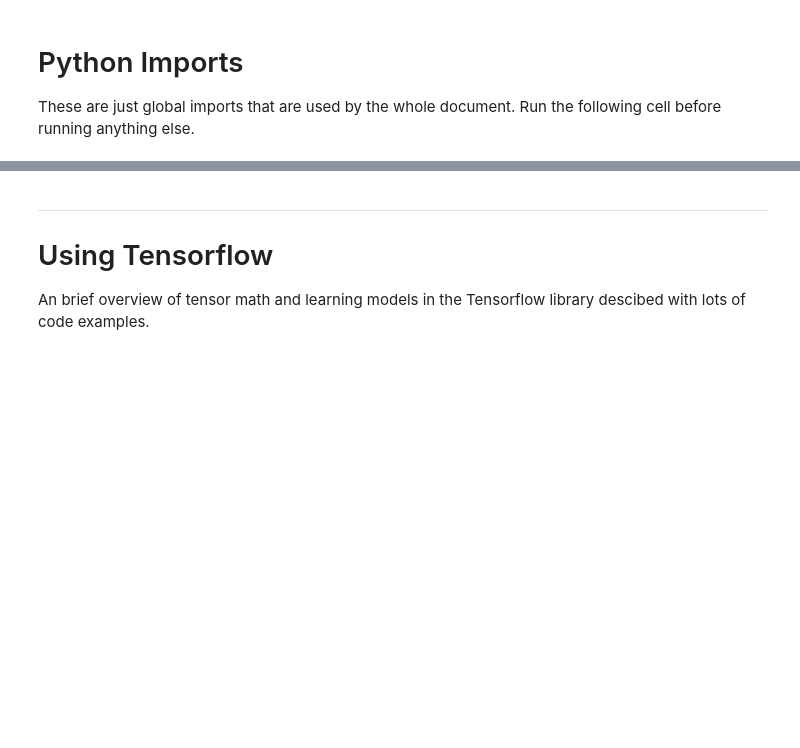
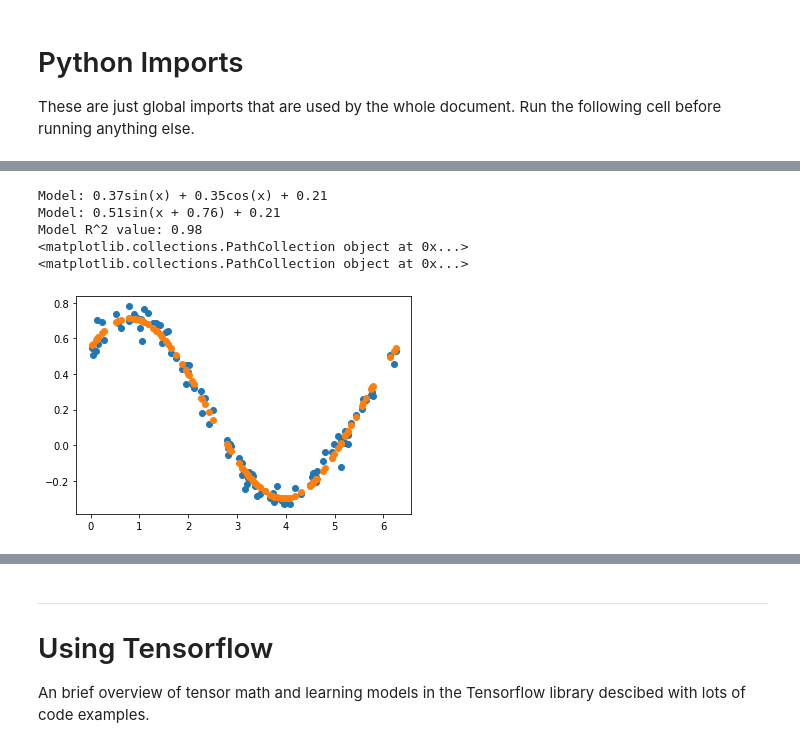
Before and after one commit to cps491sp21-team13/cps491sp21-main-repo, a Jupyter notebook: CPS491.ipynb, the cells around one changed output, grey strips where cells are left out. Cells and saved outputs as stored; diff of their text form; code cells hidden in the pictures; blank space fills up the shorter version.

```diff
--- a/CPS491.ipynb
+++ b/CPS491.ipynb
@@ -66,0 +240,35 @@ $$ f(x) = \sum_{n=0}^{\infty} \frac{f^{(n)}(a)}{n!} (x - a)^n \qquad \forall x,
+# %%
+# Construct data
+f = lambda x: 0.5*tf.sin(x + 0.79) + 0.2
+xdata = tf.random.uniform([100], minval=0.0, maxval=math.pi * 2.0)
+ydata = f(xdata) + tf.random.normal([100], stddev=0.05)
+
+# (x,y) -> (r,theta)
+def cart2polar(x, y):
+  r = math.sqrt(x**2.0 + y**2.0)
+  theta = math.acos(x/r) if y >= 0.0 else 2*math.pi - math.acos(x/r)
+  return [r,theta]
+
+# Fit regression against our basis {sin(x), cos(x)}
+# to get w0, w1, b
+X = np.column_stack([tf.sin(xdata), tf.cos(xdata)])
+reg = sklearn.linear_model.LinearRegression()
+reg.fit(X, ydata)
+w0, w1 = reg.coef_
+b = reg.intercept_
+
+# Output model equation in two different forms
+# Plot data and model predictions
+print(f"Model: {w0:.2f}sin(x) + {w1:.2f}cos(x) + {b:.2f}")
+r, theta = cart2polar(w0, w1)
+print(f"Model: {r:.2f}sin(x + {theta:.2f}) + {b:.2f}")
+print(f"Model R^2 value: {reg.score(X, ydata):.2f}")
+print(plt.scatter(xdata, ydata))
+print(plt.scatter(xdata, reg.predict(X)))
+# %% [output]
+Model: 0.37sin(x) + 0.35cos(x) + 0.21
+Model: 0.51sin(x + 0.76) + 0.21
+Model R^2 value: 0.98
+<matplotlib.collections.PathCollection object at 0x...>
+<matplotlib.collections.PathCollection object at 0x...>
+[figure, added]
```
Also changed, not shown: parts of 98 cells of this notebook, 5 other files.
